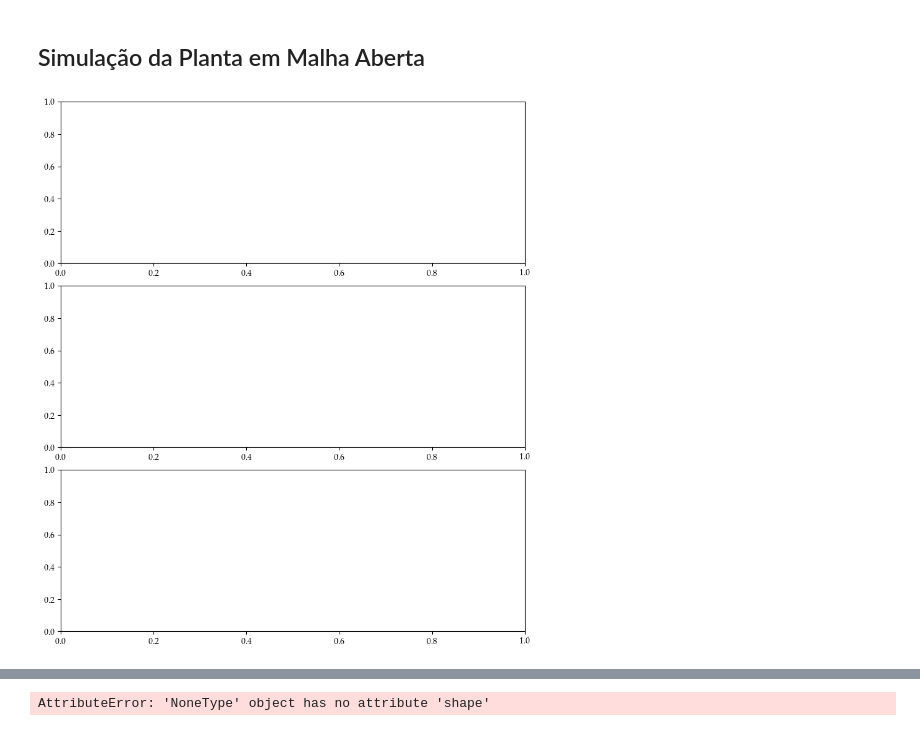
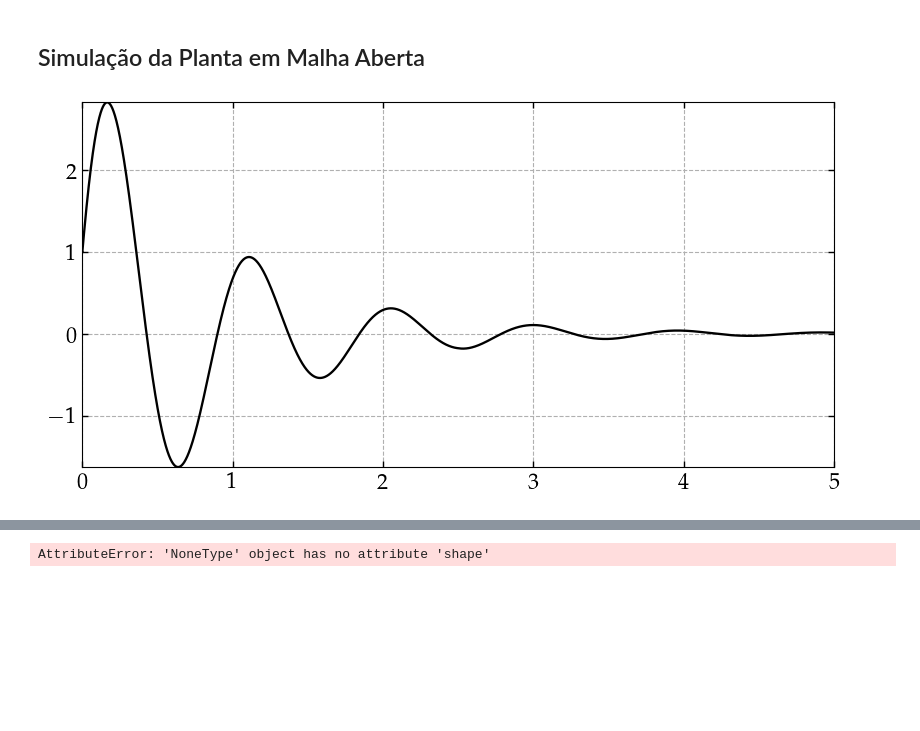
Before and after one commit to andel-vitorio/event-based-control, a Jupyter notebook: PETC for DC Converters/06 - DAETM, Saturated, Linear Control.ipynb, the cells around one changed output, grey strips where cells are left out. Drawn from its saved outputs; the diff is of its cells as text; code cells hidden in the pictures; blank space fills up the shorter version.

```diff
--- a/PETC for DC Converters/06 - DAETM, Saturated, Linear Control.ipynb
+++ b/PETC for DC Converters/06 - DAETM, Saturated, Linear Control.ipynb
@@ -212,10 +225,10 @@ array([[ 0.11764706,  0.66666667],
 # %%
 Pl = [0] * dgs_amount
 
-Pl[0] = Pl[0] + sgn.step_signal(timepts, [0.25], [4])
-Pl[1] = Pl[1] + sgn.step_signal(timepts, [0.25], [-4])
-# Pl[2] = Pl[2] + sgn.step_signal(timepts, [0.25], [15e3])
-# Pl[3] = Pl[3] + sgn.step_signal(timepts, [0.25], [-15e3])
+Pl[0] = Pl[0] + sgn.step_signal(timepts, [0.25], [2])
+Pl[1] = Pl[1] + sgn.step_signal(timepts, [0.25], [-2])
+Pl[2] = Pl[2] + sgn.step_signal(timepts, [0.25], [2])
+Pl[3] = Pl[3] + sgn.step_signal(timepts, [0.25], [-2])
 # %%
 def plant_dynamics(time, x, inputs, params):
   # Extracting the number of inputs and parameters
@@ -286,30 +298,21 @@ def openloop_simulation(x0, plant_dynamics, plant_output,
 
   return outputs
 # %%
-x0 = np.array([[1], [1], [1], [1], [1]])
+x0 = np.array([[1], [1], [1], [1],
+               [1], [1], [1], [1],
+               [1], [1], [1]])
 outputs = openloop_simulation(x0, plant_dynamics, plant_output,
                               timepts, simulation_step, dg_params)
-# %%
-fig = plt.figure(figsize=(8, 9), layout='constrained')
-
-mosaic = [['δv'], ['δit'], ['δi']]
-axs = fig.subplot_mosaic(mosaic)
-
-for i in range(dgs_amount):
-  gph.plot(axs[mosaic[0][0]], timepts, [v[i] for v in outputs],
-           't [s]', f'$\\delta v_{i+1}$ [V]',
-           f'Tensão do Capacitor das Unidades',)
-for i in range(dgs_amount, 2 * dgs_amount):
-  gph.plot(axs[mosaic[1][0]], timepts, [v[i] for v in outputs],
-           't [s]', f'$\\delta i_{i+1}$ [A]',
-           f'Corrente do Indutor das Unidades',)
-for i in range(2 * dgs_amount, 2 * dgs_amount + lines):
-  gph.plot(axs[mosaic[2][0]], timepts, [v[i] for v in outputs],
-           't [s]', f'$\\delta i_{i+1}$ [A]',
-           f'Corrente nas Linhas de Potência',)
-# plt.tight_layout()
-# %% [output]
-[figure, removed]
+# %%
+fig = plt.figure(figsize=(8, 4), layout='constrained')
+
+mosaic = [['δv']]
+axs = fig.subplot_mosaic(mosaic)
+
+_ = gph.plot(axs['δv'], timepts, [outputs[k][0][0]
+             for k in range(len(outputs))])
+# %% [output]
+[figure, added]
 # %%
 def solve_problem(
     h: float,
```
Also changed, not shown: parts of 4 cells of this notebook, 4 other files.
